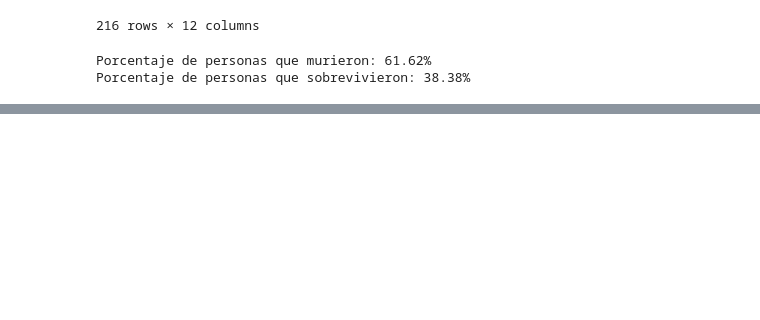
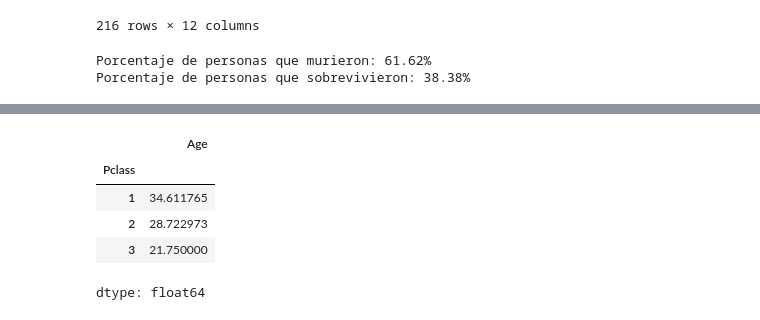
Before and after one commit to DanielLaBanda/DanielLaBanda, a Jupyter notebook: A01285898_M1_Actividad_5_Programación_en_Python_Librerías_Numpy_Matplotlib_Pandas.ipynb, the cells around one changed output, grey strips where cells are left out. Drawn from its saved outputs; the diff is of its cells as text; code cells hidden in the pictures; blank space fills up the shorter version.

```diff
--- a/A01285898_M1_Actividad_5_Programación_en_Python_Librerías_Numpy_Matplotlib_Pandas.ipynb
+++ b/A01285898_M1_Actividad_5_Programación_en_Python_Librerías_Numpy_Matplotlib_Pandas.ipynb
@@ -225,0 +250,9 @@ Porcentaje de personas que sobrevivieron: 38.38%
+# %%
+dataset[dataset['Sex'] == 'female'].groupby('Pclass')['Age'].mean()
+# %% [output]
+|  | Age |
+| Pclass |  |
+| 1 | 34.611765 |
+| 2 | 28.722973 |
+| 3 | 21.750000 |
+dtype: float64
```
Also changed, not shown: parts of 5 cells of this notebook.
